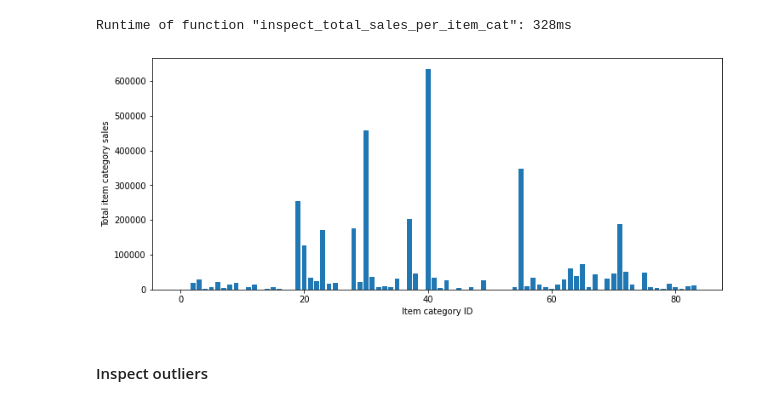
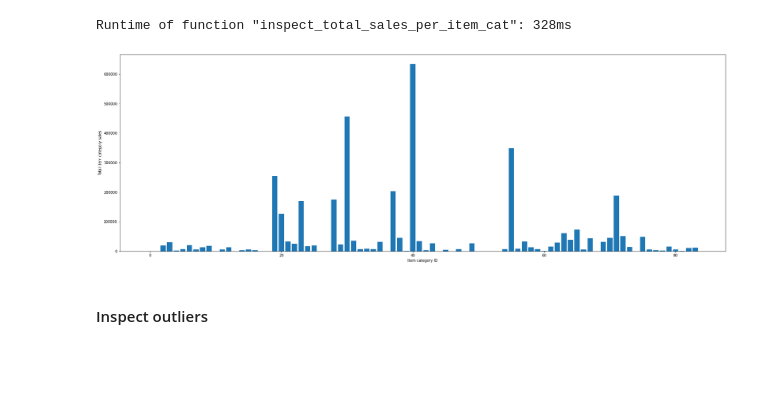
Before and after one commit to cedric-uden/hka-predicting_future_sales, a Jupyter notebook: Predicting_Future_Sales.ipynb, the cells around one changed output. Cells and saved outputs as stored; diff of their text form; code cells hidden in the pictures; blank space fills up the shorter version.

```diff
--- a/Predicting_Future_Sales.ipynb
+++ b/Predicting_Future_Sales.ipynb
@@ -243,12 +243,12 @@ if run_eda:
 Runtime of function "inspect_total_sales_per_item_cat": 328ms
 # %%
 if run_eda:
-    plt.figure(figsize=(12,5))
+    plt.figure()
     plt.bar(sales_per_item_cat.index, sales_per_item_cat['item_cnt_total'])
     plt.xlabel("Item category ID")
     plt.ylabel("Total item category sales")
 # %% [output]
-[figure, old version]
+[figure, new version]
 # %% [markdown]
 #### Inspect outliers
 # %% [markdown]
```
Also changed, not shown: parts of 7 cells of this notebook, 1 other file.
